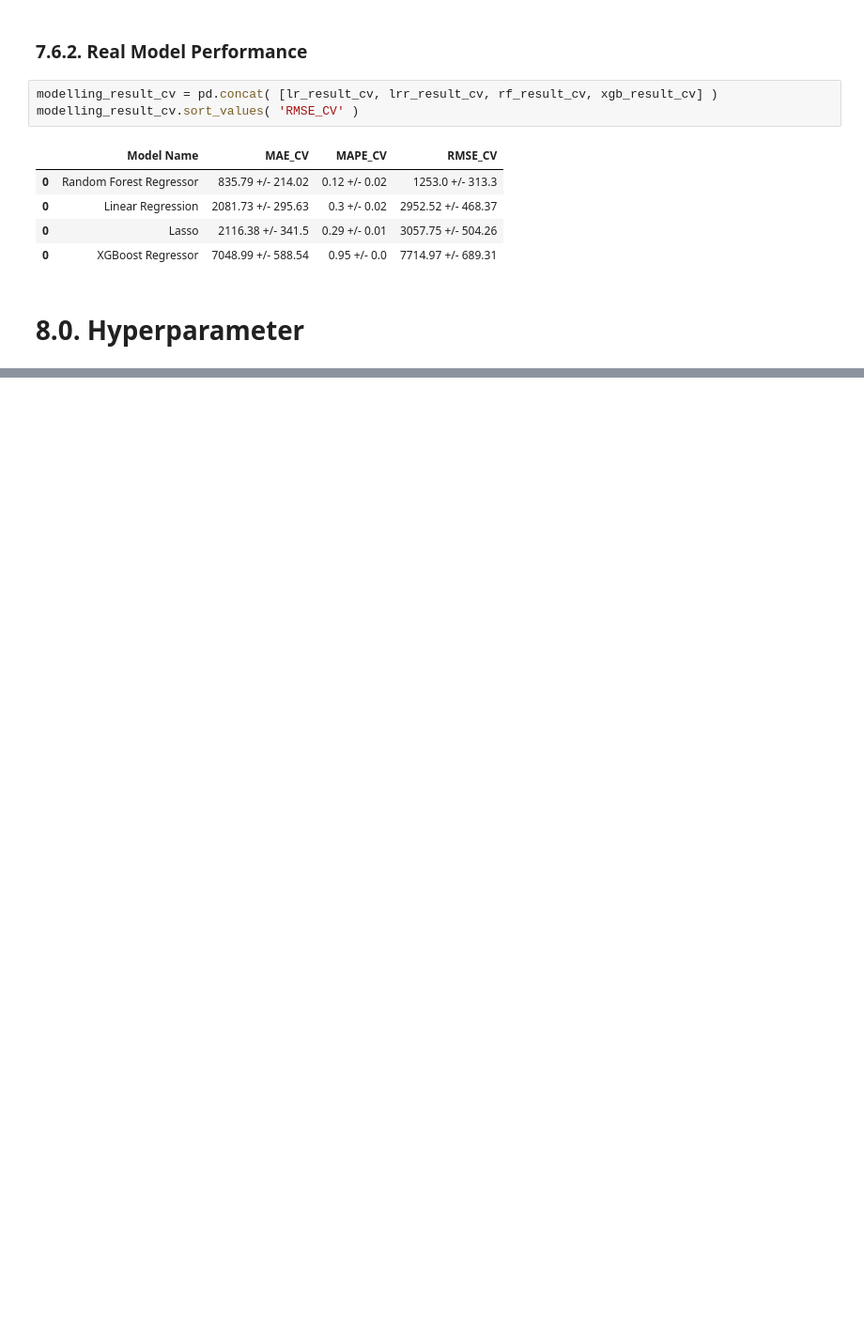
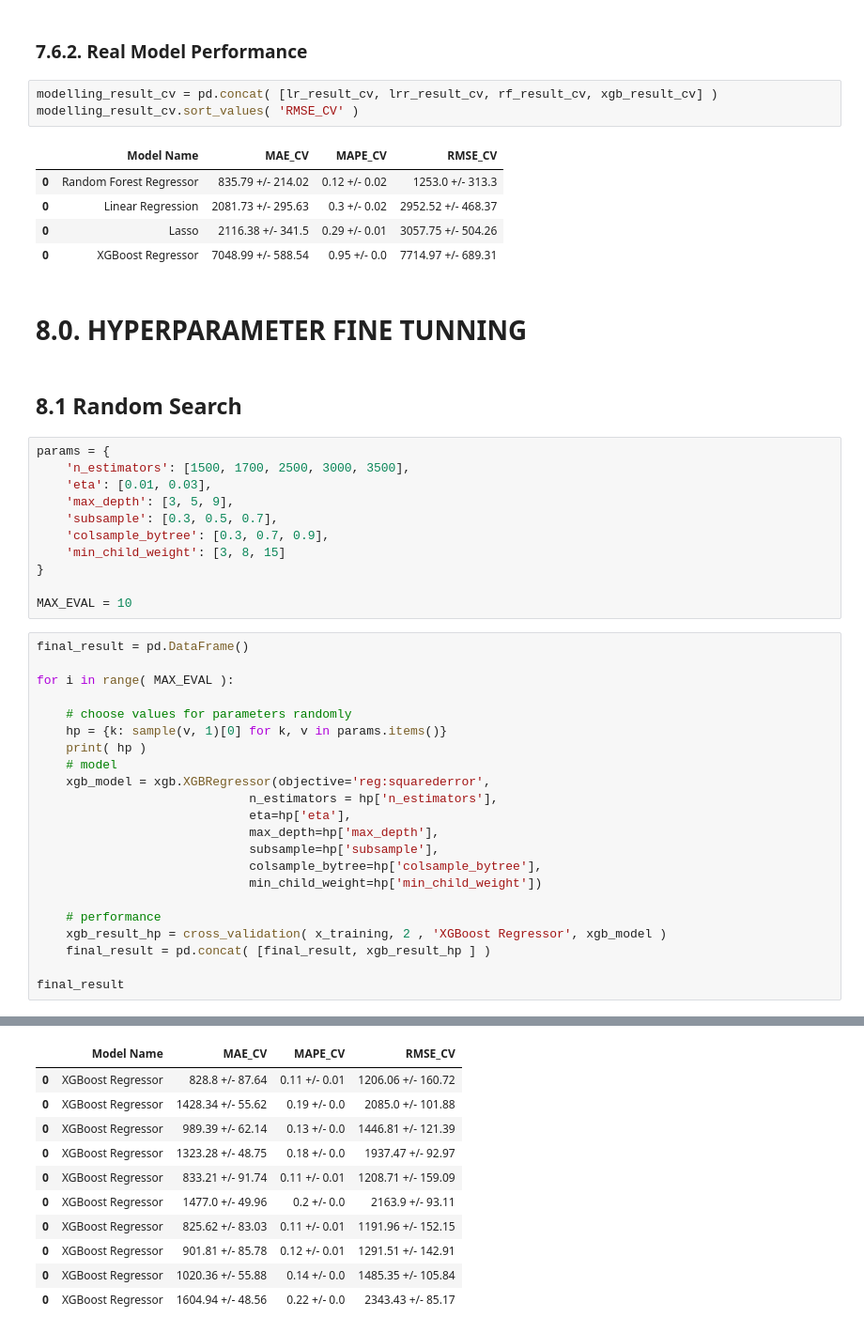
Before and after one commit to emidiovaleretto/rossmann-sales-prediction, a Jupyter notebook: Store_Sales_Prediction.ipynb, the cells around one changed output, grey strips where cells are left out. Shown at 94% size. Cells and saved outputs as stored; diff of their text form; blank space fills up the shorter version.

```diff
--- a/Store_Sales_Prediction.ipynb
+++ b/Store_Sales_Prediction.ipynb
@@ -1270,4 +1271,40 @@ modelling_result_cv.sort_values( 'RMSE_CV' )
 | 0 | Lasso | 2116.38 +/- 341.5 | 0.29 +/- 0.01 | 3057.75 +/- 504.26 |
 | 0 | XGBoost Regressor | 7048.99 +/- 588.54 | 0.95 +/- 0.0 | 7714.97 +/- 689.31 |
 # %% [markdown]
-# 8.0. Hyperparameter
+# 8.0. HYPERPARAMETER FINE TUNNING
+# %% [markdown]
+## 8.1 Random Search
+# %%
+params = {
+    'n_estimators': [1500, 1700, 2500, 3000, 3500],
+    'eta': [0.01, 0.03],
+    'max_depth': [3, 5, 9],
+    'subsample': [0.3, 0.5, 0.7],
+    'colsample_bytree': [0.3, 0.7, 0.9],
+    'min_child_weight': [3, 8, 15]
+}
+
+MAX_EVAL = 10
+# %%
+final_result = pd.DataFrame()
+
+for i in range( MAX_EVAL ):
+
+    # choose values for parameters randomly
+    hp = {k: sample(v, 1)[0] for k, v in params.items()}
+    print( hp )
+    # model
+    xgb_model = xgb.XGBRegressor(objective='reg:squarederror',
+                             n_estimators = hp['n_estimators'],
+                             eta=hp['eta'],
+                             max_depth=hp['max_depth'],
+                             subsample=hp['subsample'],
+                             colsample_bytree=hp['colsample_bytree'],
+                             min_child_weight=hp['min_child_weight'])
+
+    # performance
+    xgb_result_hp = cross_validation( x_training, 2 , 'XGBoost Regressor', xgb_model )
+    final_result = pd.concat( [final_result, xgb_result_hp ] )
+
+final_result
+# %% [output]
@@ -1273,0 +1321,11 @@ modelling_result_cv.sort_values( 'RMSE_CV' )
+|  | Model Name | MAE_CV | MAPE_CV | RMSE_CV |
+| 0 | XGBoost Regressor | 828.8 +/- 87.64 | 0.11 +/- 0.01 | 1206.06 +/- 160.72 |
+| 0 | XGBoost Regressor | 1428.34 +/- 55.62 | 0.19 +/- 0.0 | 2085.0 +/- 101.88 |
+| 0 | XGBoost Regressor | 989.39 +/- 62.14 | 0.13 +/- 0.0 | 1446.81 +/- 121.39 |
+| 0 | XGBoost Regressor | 1323.28 +/- 48.75 | 0.18 +/- 0.0 | 1937.47 +/- 92.97 |
+| 0 | XGBoost Regressor | 833.21 +/- 91.74 | 0.11 +/- 0.01 | 1208.71 +/- 159.09 |
+| 0 | XGBoost Regressor | 1477.0 +/- 49.96 | 0.2 +/- 0.0 | 2163.9 +/- 93.11 |
+| 0 | XGBoost Regressor | 825.62 +/- 83.03 | 0.11 +/- 0.01 | 1191.96 +/- 152.15 |
+| 0 | XGBoost Regressor | 901.81 +/- 85.78 | 0.12 +/- 0.01 | 1291.51 +/- 142.91 |
+| 0 | XGBoost Regressor | 1020.36 +/- 55.88 | 0.14 +/- 0.0 | 1485.35 +/- 105.84 |
+| 0 | XGBoost Regressor | 1604.94 +/- 48.56 | 0.22 +/- 0.0 | 2343.43 +/- 85.17 |
```
Also changed, not shown: parts of 7 cells of this notebook.
